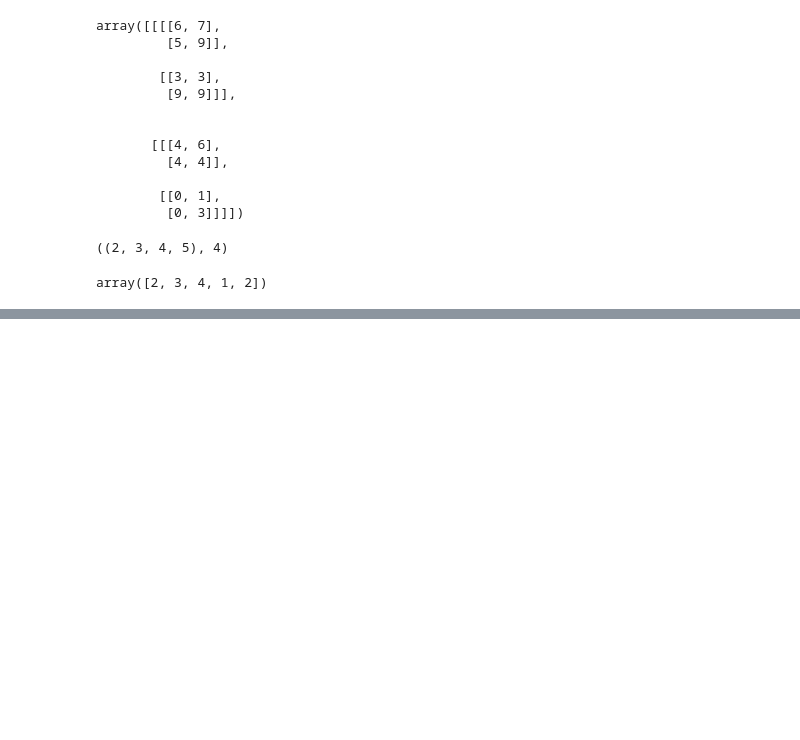
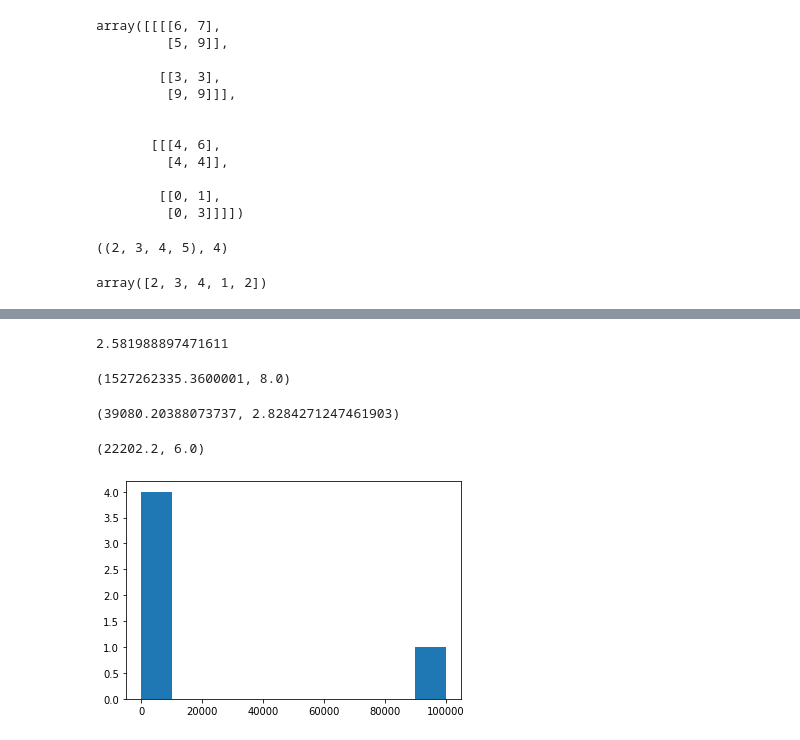
Before and after one commit to Jai3-ui/Machine-Learning-, a Jupyter notebook: Libraries/Numpy/Numpy.ipynb, the cells around one changed output, grey strips where cells are left out. Cells and saved outputs as stored; diff of their text form; code cells hidden in the pictures; blank space fills up the shorter version.

```diff
--- a/Libraries/Numpy/Numpy.ipynb
+++ b/Libraries/Numpy/Numpy.ipynb
@@ -407,0 +482,26 @@ array([0.        , 0.69314718, 1.09861229, 1.38629436, 1.60943791])
+# %%
+# standard deviation : square root of variance
+np.sqrt(np.var(a3))
+# %% [output]
+2.581988897471611
+# %%
+high_var_arr=np.array([1,10,1000,10000,100000])
+low_var_arr=np.array([2,4,6,8,10])
+# %%
+np.var(high_var_arr) , np.var(low_var_arr)
+# %% [output]
+(1527262335.3600001, 8.0)
+# %%
+np.std(high_var_arr), np.std(low_var_arr)
+# %% [output]
+(39080.20388073737, 2.8284271247461903)
+# %%
+np.mean(high_var_arr) , np.mean(low_var_arr)
+# %% [output]
+(22202.2, 6.0)
+# %%
+import matplotlib.pyplot as plt
+plt.hist(high_var_arr)
+plt.show()
+# %% [output]
+[figure, added]
```
Also changed, not shown: parts of 75 cells of this notebook.
